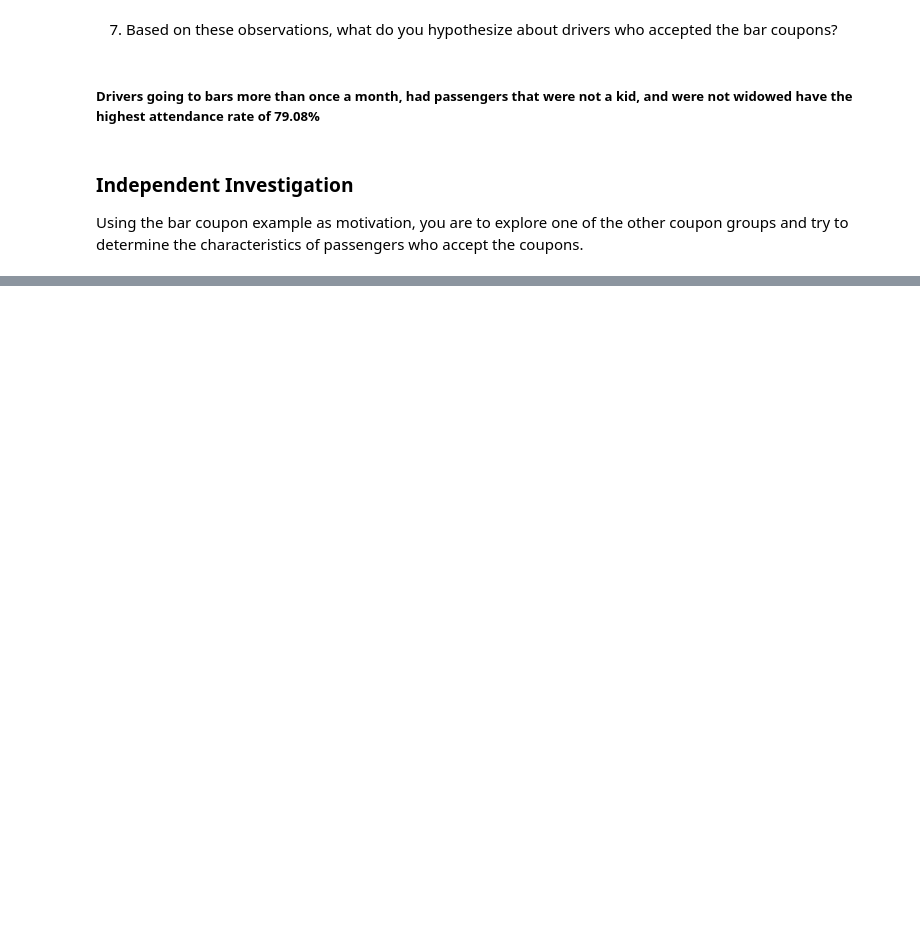
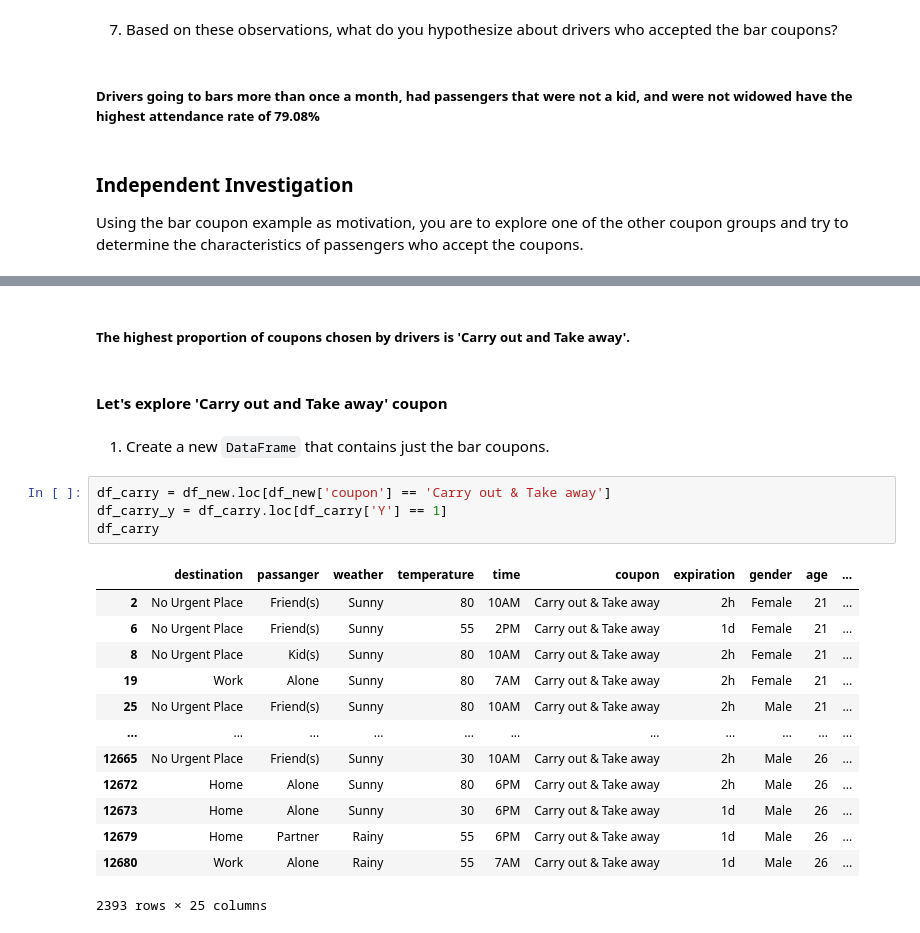
Before and after one commit to PlamenStilyianov/Professional_Certificate_in_ML_and_AI, a Jupyter notebook: Module5/prompt.ipynb, the cells around one changed output, grey strips where cells are left out. Drawn from its saved outputs; the diff is of its cells as text; blank space fills up the shorter version.

```diff
--- a/Module5/prompt.ipynb
+++ b/Module5/prompt.ipynb
@@ -508,0 +513,24 @@ Using the bar coupon example as motivation, you are to explore one of the other
+# %% [markdown]
+##### The highest proportion of coupons chosen by drivers is 'Carry out and Take away'.
+# %% [markdown]
+#### Let's explore 'Carry out and Take away' coupon
+# %% [markdown]
+1. Create a new `DataFrame` that contains just the bar coupons.
+# %%
+df_carry = df_new.loc[df_new['coupon'] == 'Carry out & Take away']
+df_carry_y = df_carry.loc[df_carry['Y'] == 1]
+df_carry
+# %% [output]
+|  | destination | passanger | weather | temperature | time | coupon | expiration | gender | age | ... |
+| 2 | No Urgent Place | Friend(s) | Sunny | 80 | 10AM | Carry out & Take away | 2h | Female | 21 | ... |
+| 6 | No Urgent Place | Friend(s) | Sunny | 55 | 2PM | Carry out & Take away | 1d | Female | 21 | ... |
+| 8 | No Urgent Place | Kid(s) | Sunny | 80 | 10AM | Carry out & Take away | 2h | Female | 21 | ... |
+| 19 | Work | Alone | Sunny | 80 | 7AM | Carry out & Take away | 2h | Female | 21 | ... |
+| 25 | No Urgent Place | Friend(s) | Sunny | 80 | 10AM | Carry out & Take away | 2h | Male | 21 | ... |
+| ... | ... | ... | ... | ... | ... | ... | ... | ... | ... | ... |
+| 12665 | No Urgent Place | Friend(s) | Sunny | 30 | 10AM | Carry out & Take away | 2h | Male | 26 | ... |
+| 12672 | Home | Alone | Sunny | 80 | 6PM | Carry out & Take away | 2h | Male | 26 | ... |
+| 12673 | Home | Alone | Sunny | 30 | 6PM | Carry out & Take away | 1d | Male | 26 | ... |
+| 12679 | Home | Partner | Rainy | 55 | 6PM | Carry out & Take away | 1d | Male | 26 | ... |
+| 12680 | Work | Alone | Rainy | 55 | 7AM | Carry out & Take away | 1d | Male | 26 | ... |
+2393 rows × 25 columns
```
Also changed, not shown: parts of 29 cells of this notebook.
